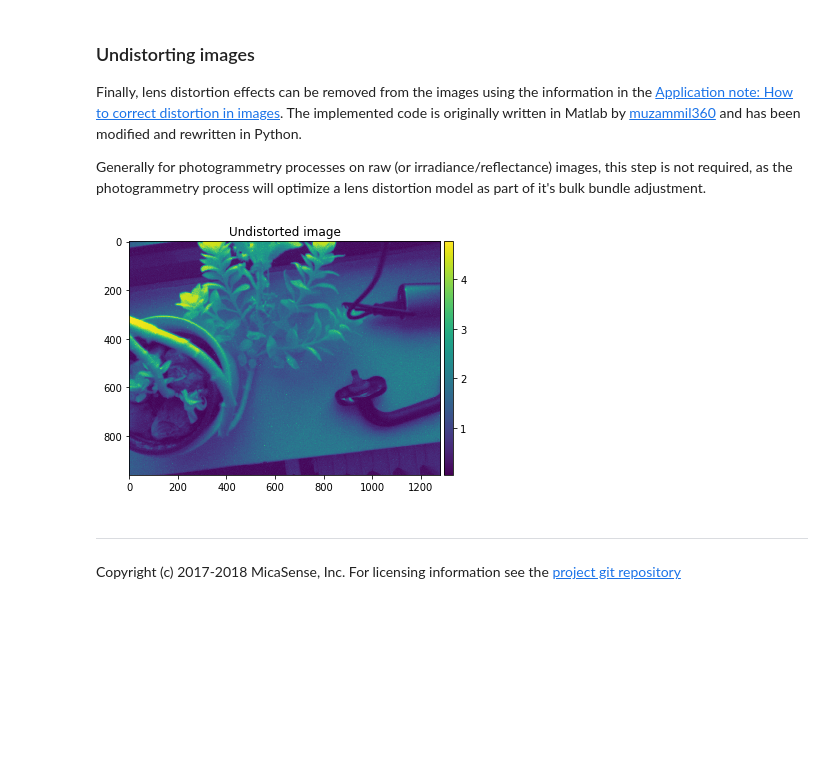
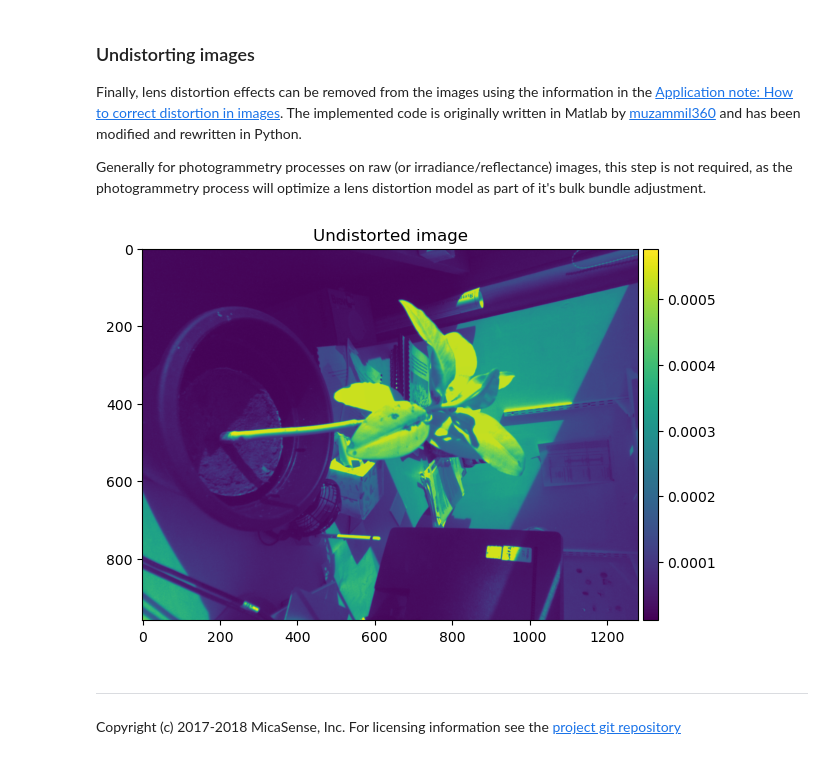
Before and after one commit to nmt28/micasense_imageprocessing_sequoia, a Jupyter notebook: Sequoia Image Processing Tutorial.ipynb, the cells around one changed output. Drawn from its saved outputs; the diff is of its cells as text; code cells hidden in the pictures; blank space fills up the shorter version.

```diff
--- a/Sequoia Image Processing Tutorial.ipynb
+++ b/Sequoia Image Processing Tutorial.ipynb
@@ -24,7 +24,7 @@ import math
 %matplotlib inline
 
 imagePath = os.path.join('.','data','Sequoia','0077')
-imageName = '/Users/thomasn/Library/CloudStorage/OneDrive-EdgeHillUniversity/Research/Drone/sequoia/IMG_700101_000252_0006_NIR.TIF'
+imageName = '/Users/thomasn/Library/CloudStorage/OneDrive-EdgeHillUniversity/Research/Drone/sequoia/0013/IMG_250602_165142_0000_NIR.TIF'
 
 # Read raw image DN values
 # reads 16 bit tif - this will likely not work for 12 bit images
@@ -150,10 +151,10 @@ Finally, lens distortion effects can be removed from the images using the inform
 Generally for photogrammetry processes on raw (or irradiance/reflectance) images, this step is not required, as the photogrammetry process will optimize a lens distortion model as part of it's bulk bundle adjustment.
 # %%
 # correct for lens distortions to make straight lines straight
-undistortedImage = msutils.correct_lens_distortion_sequoia(meta, SequoiaIrradianceCalibrated)
+undistortedImage = msutils.correct_lens_distortion_sequoia(metadata, SequoiaIrradianceCalibrated)
 plotutils.plotwithcolorbar(undistortedImage, 'Undistorted image');
 # %% [output]
-[figure, old version]
+[figure, new version]
 # %% [markdown]
 ---
 Copyright (c) 2017-2018 MicaSense, Inc.  For licensing information see the [project git repository](https://github.com/micasense/imageprocessing)
```
Also changed, not shown: parts of 5 cells of this notebook, 1 other file.
